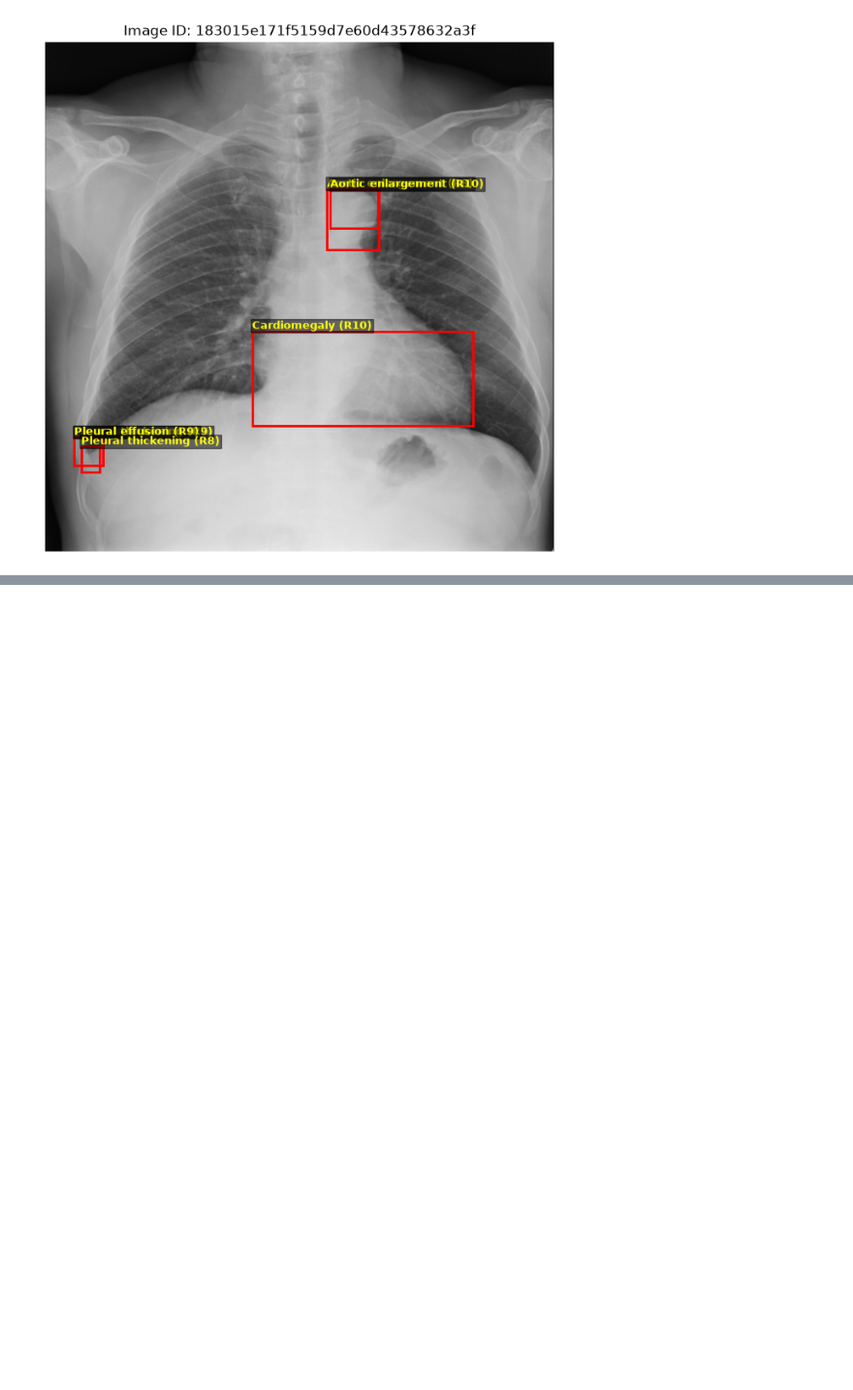
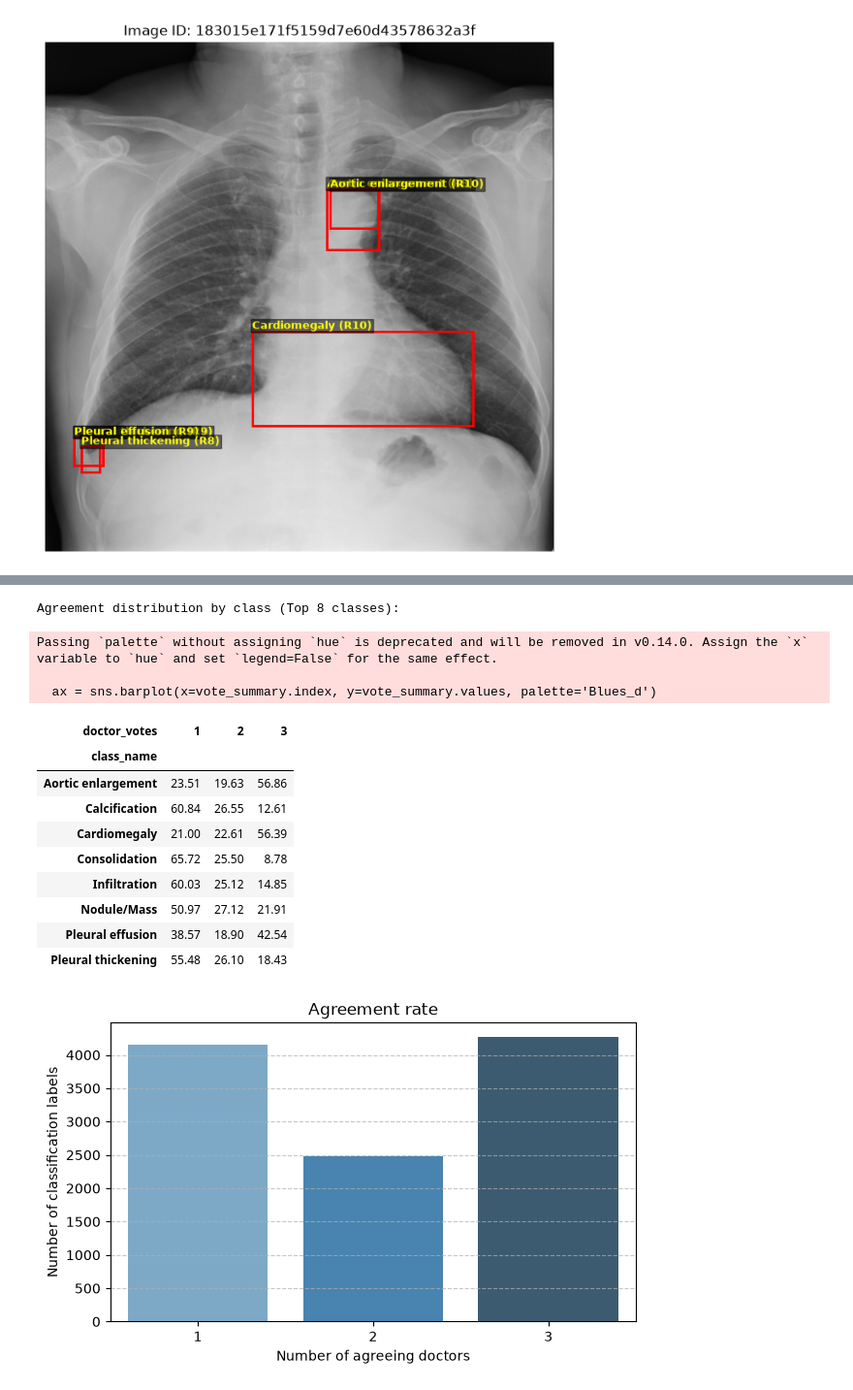
Before and after one commit to HuyDuongQuoc/DATH-HK261-explainable-cxr, a Jupyter notebook: notebooks/01_eda.ipynb, the cells around one changed output, grey strips where cells are left out. Shown at 97% size. Cells and saved outputs as stored; diff of their text form; code cells hidden in the pictures; blank space fills up the shorter version.

```diff
--- a/notebooks/01_eda.ipynb
+++ b/notebooks/01_eda.ipynb
@@ -64,7 +86,7 @@ plt.show()
 [figure]
 # %%
 # function to display a specific image, with bounding boxes
-def display(image_id, df, img_folder_dir):
+def plot_cxr_img(image_id, df, img_folder_dir):
     boxes = df[df["image_id"] == image_id]
     img_dir = os.path.join(img_folder_dir, f'{image_id}.jpg')
     img = cv2.imread(img_dir)
@@ -108,6 +130,6 @@ def display(image_id, df, img_folder_dir):
 
 abnormal_samples = df[df["class_id"] != 14]["image_id"].values
 if len(abnormal_samples) > 0:
-    display(abnormal_samples[0], df, TRAIN_DIRECTORY)
+    plot_cxr_img(abnormal_samples[0], df, TRAIN_DIRECTORY)
 # %% [output]
 [figure]
@@ -113,0 +224,47 @@ if len(abnormal_samples) > 0:
+# %%
+# TODO prbl2
+# NOTE: Following code in this cell is used for CLASSIFICATION label agreement, \
+# not LOCALIZATION BOUNDING BOX agreement
+df_findings = df_local.dropna(subset=['x_min', 'y_min', 'x_max', 'y_max']).copy()
+
+doctor_agreement = (
+    df_findings.groupby(['image_id', 'class_name'])['rad_id']
+    .nunique()
+    .reset_index(name='doctor_votes')
+) # unique rad_id for each (image_id, class_name)
+
+# now we find if doctors agree, and what is the distribution of votes for each finding
+vote_summary = doctor_agreement['doctor_votes'].value_counts().sort_index()
+
+plt.figure(figsize=(7, 4))
+ax = sns.barplot(x=vote_summary.index, y=vote_summary.values, palette='Blues_d')
+plt.title("Agreement rate")
+plt.xlabel("Number of agreeing doctors")
+plt.ylabel("Number of classification labels")
+plt.grid(axis='y', linestyle='--', alpha=0.7)
+
+# EXAMPLE: use for 8 most common local classes
+top8_classes = local_counts.head(8)['class_name'].tolist()
+print("\nAgreement distribution by class (Top 8 classes):")
+agreement_pivot = pd.crosstab(
+    doctor_agreement[doctor_agreement['class_name'].isin(top8_classes)]['class_name'],
+    doctor_agreement['doctor_votes'],
+    normalize='index'
+) * 100
+display(agreement_pivot.round(2))
+# %% [output]
+Agreement distribution by class (Top 8 classes):
+Passing `palette` without assigning `hue` is deprecated and will be removed in v0.14.0. Assign the `x` variable to `hue` and set `legend=False` for the same effect.
+
+  ax = sns.barplot(x=vote_summary.index, y=vote_summary.values, palette='Blues_d')
+| doctor_votes | 1 | 2 | 3 |
+| class_name |  |  |  |
+| Aortic enlargement | 23.51 | 19.63 | 56.86 |
+| Calcification | 60.84 | 26.55 | 12.61 |
+| Cardiomegaly | 21.00 | 22.61 | 56.39 |
+| Consolidation | 65.72 | 25.50 | 8.78 |
+| Infiltration | 60.03 | 25.12 | 14.85 |
+| Nodule/Mass | 50.97 | 27.12 | 21.91 |
+| Pleural effusion | 38.57 | 18.90 | 42.54 |
+| Pleural thickening | 55.48 | 26.10 | 18.43 |
+[figure, added]
```
Also changed, not shown: parts of 14 cells of this notebook, 4 other files.
